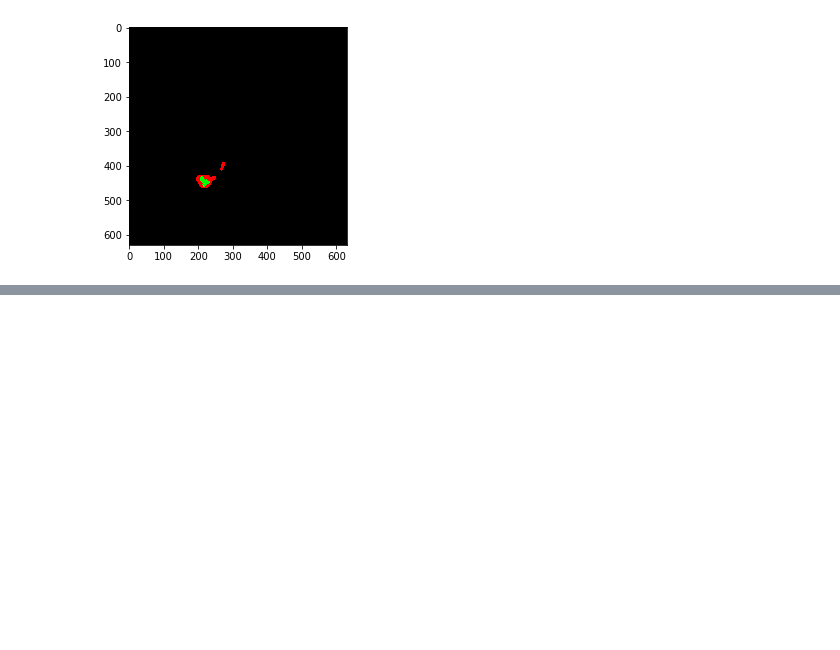
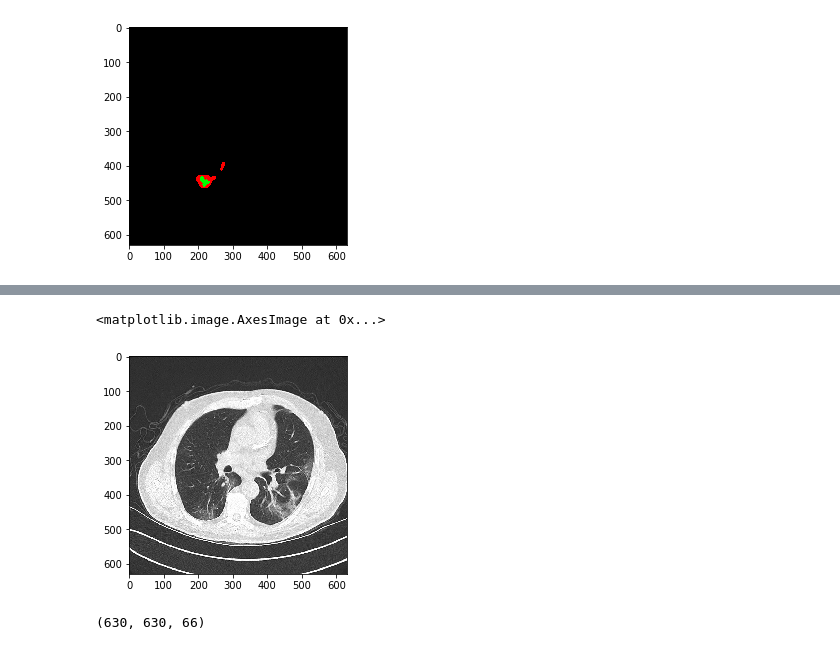
Before and after one commit to jsmack/learn, a Jupyter notebook: language/python/udemy/kame-python/work/74_2.ipynb, the cells around one changed output, grey strips where cells are left out. Saved outputs shown, nothing was run; the diff lists cells and outputs as text; code cells hidden in the pictures; blank space fills up the shorter version.

```diff
--- a/language/python/udemy/kame-python/work/74_2.ipynb
+++ b/language/python/udemy/kame-python/work/74_2.ipynb
@@ -308,0 +480,9 @@ Clipping input data to the valid range for imshow with RGB data ([0..1] for floa
+# %%
+plt.imshow(volume_rerange[:, :, 30], cmap='gray')
+# %% [output]
+<matplotlib.image.AxesImage at 0x...>
+[figure, added]
+# %%
+volume_rerange.shape
+# %% [output]
+(630, 630, 66)
```
Also changed, not shown: parts of 23 cells of this notebook, 3 other files.
